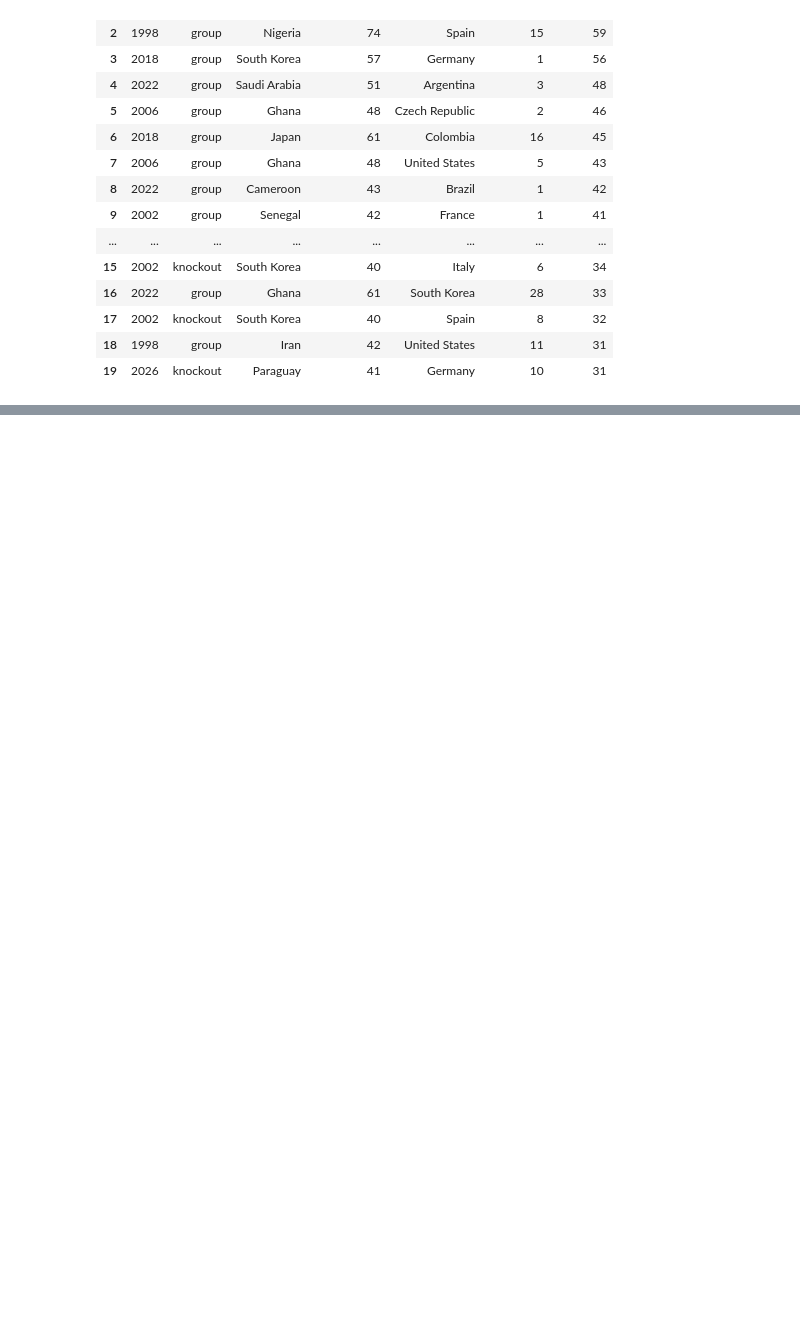
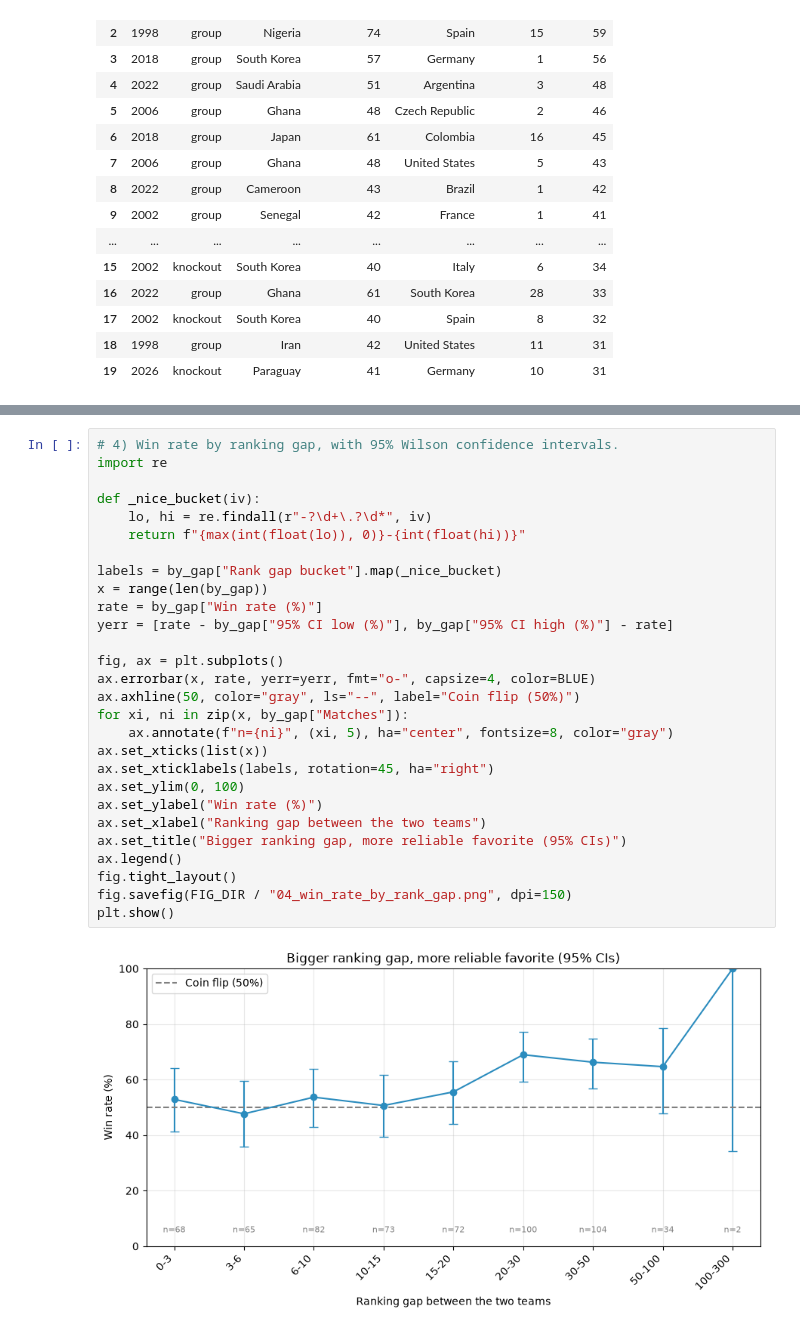
Before and after one commit to bniroula/fifa-analysis, a Jupyter notebook: notebooks/cleanup.ipynb, the cells around one changed output, grey strips where cells are left out. Drawn from its saved outputs; the diff is of its cells as text; blank space fills up the shorter version.

```diff
--- a/notebooks/cleanup.ipynb
+++ b/notebooks/cleanup.ipynb
@@ -454,0 +515,30 @@ Wrote wc_ranking_stats.xlsx with 10 sheets
+# %%
+# 4) Win rate by ranking gap, with 95% Wilson confidence intervals.
+import re
+
+def _nice_bucket(iv):
+    lo, hi = re.findall(r"-?\d+\.?\d*", iv)
+    return f"{max(int(float(lo)), 0)}-{int(float(hi))}"
+
+labels = by_gap["Rank gap bucket"].map(_nice_bucket)
+x = range(len(by_gap))
+rate = by_gap["Win rate (%)"]
+yerr = [rate - by_gap["95% CI low (%)"], by_gap["95% CI high (%)"] - rate]
+
+fig, ax = plt.subplots()
+ax.errorbar(x, rate, yerr=yerr, fmt="o-", capsize=4, color=BLUE)
+ax.axhline(50, color="gray", ls="--", label="Coin flip (50%)")
+for xi, ni in zip(x, by_gap["Matches"]):
+    ax.annotate(f"n={ni}", (xi, 5), ha="center", fontsize=8, color="gray")
+ax.set_xticks(list(x))
+ax.set_xticklabels(labels, rotation=45, ha="right")
+ax.set_ylim(0, 100)
+ax.set_ylabel("Win rate (%)")
+ax.set_xlabel("Ranking gap between the two teams")
+ax.set_title("Bigger ranking gap, more reliable favorite (95% CIs)")
+ax.legend()
+fig.tight_layout()
+fig.savefig(FIG_DIR / "04_win_rate_by_rank_gap.png", dpi=150)
+plt.show()
+# %% [output]
+[figure, added]
```
Also changed, not shown: parts of 11 cells of this notebook, 1 other file.
